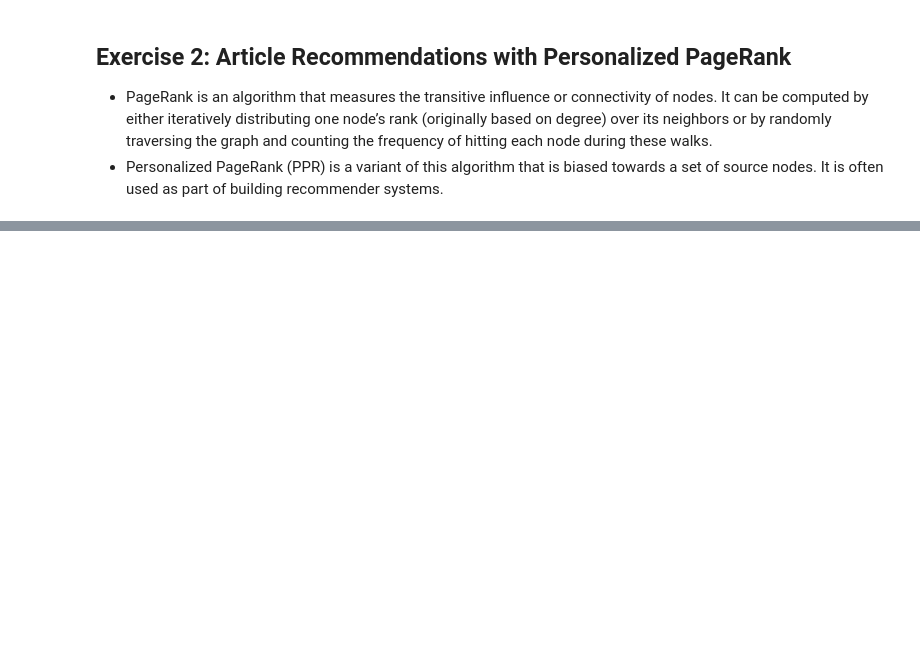
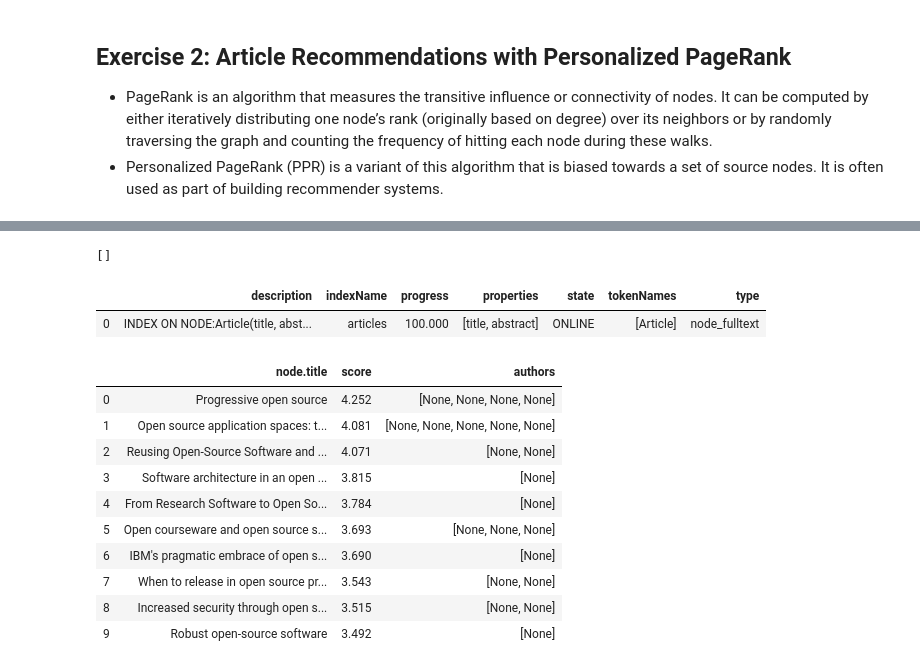
Before and after one commit to daddyjab/GraphDB_Notes, a Jupyter notebook: GDB-01-Explore_GraphDB.ipynb, the cells around one changed output, grey strips where cells are left out. Cells and saved outputs as stored; diff of their text form; code cells hidden in the pictures; blank space fills up the shorter version.

```diff
--- a/GDB-01-Explore_GraphDB.ipynb
+++ b/GDB-01-Explore_GraphDB.ipynb
@@ -538,0 +583,14 @@ sum(coc_df['n_cc_collabs'] > 3)
+# %%
+# Find the top 10 articles for a specific author based on PageRank
+query = """
+MATCH (p:Author)<-[:AUTHOR]-(a:Article)-[:CITED]->(n)
+WHERE p.name = $authorName
+WITH collect(a)+collect(n) AS sourceNodes
+CALL algo.pageRank.stream('Article', 'CITED', {sourceNodes: sourceNodes} )
+YIELD nodeId, score AS pagerank
+RETURN algo.getNodeById(nodeId).title as article, pagerank
+ORDER BY pagerank DESC, article LIMIT 10
+"""
+
+pp_rank_df = graph_cit.run(query, q_args).to_data_frame()
+pp_rank_df
@@ -538,0 +609,45 @@ sum(coc_df['n_cc_collabs'] > 3)
+# %%
+# Create a fill text search index on the title and abstract properties of all Article nodes
+query = """
+CALL db.index.fulltext.createNodeIndex('articles', ['Article'], ['title', 'abstract'] )
+"""
+index_result = graph_cit.run(query).data()
+index_result
+# %% [output]
+[]
+# %%
+# Confirm that the full-text search index has been created
+query = """
+CALL db.indexes()
+YIELD description, indexName, tokenNames, properties, state, type, progress
+WHERE type="node_fulltext"
+RETURN *
+"""
+
+check_idx_df = graph_cit.run(query).to_data_frame()
+check_idx_df
+# %% [output]
+|  | description | indexName | progress | properties | state | tokenNames | type |
+| 0 | INDEX ON NODE:Article(title, abst... | articles | 100.000 | [title, abstract] | ONLINE | [Article] | node_fulltext |
+# %%
+# Example full text search
+query = """
+CALL db.index.fulltext.queryNodes("articles", "open source")
+YIELD node, score
+RETURN node.title, score, [(author)<-[:AUTHOR]-(node) | author.title] AS authors
+LIMIT 10
+"""
+ex_ftsearch_df = graph_cit.run(query).to_data_frame()
+ex_ftsearch_df
+# %% [output]
+|  | node.title | score | authors |
+| 0 | Progressive open source | 4.252 | [None, None, None, None] |
+| 1 | Open source application spaces: t... | 4.081 | [None, None, None, None, None] |
+| 2 | Reusing Open-Source Software and ... | 4.071 | [None, None] |
+| 3 | Software architecture in an open ... | 3.815 | [None] |
+| 4 | From Research Software to Open So... | 3.784 | [None] |
+| 5 | Open courseware and open source s... | 3.693 | [None, None, None] |
+| 6 | IBM's pragmatic embrace of open s... | 3.690 | [None] |
+| 7 | When to release in open source pr... | 3.543 | [None, None] |
+| 8 | Increased security through open s... | 3.515 | [None, None] |
+| 9 | Robust open-source software | 3.492 | [None] |
```
Also changed, not shown: parts of 7 cells of this notebook.
